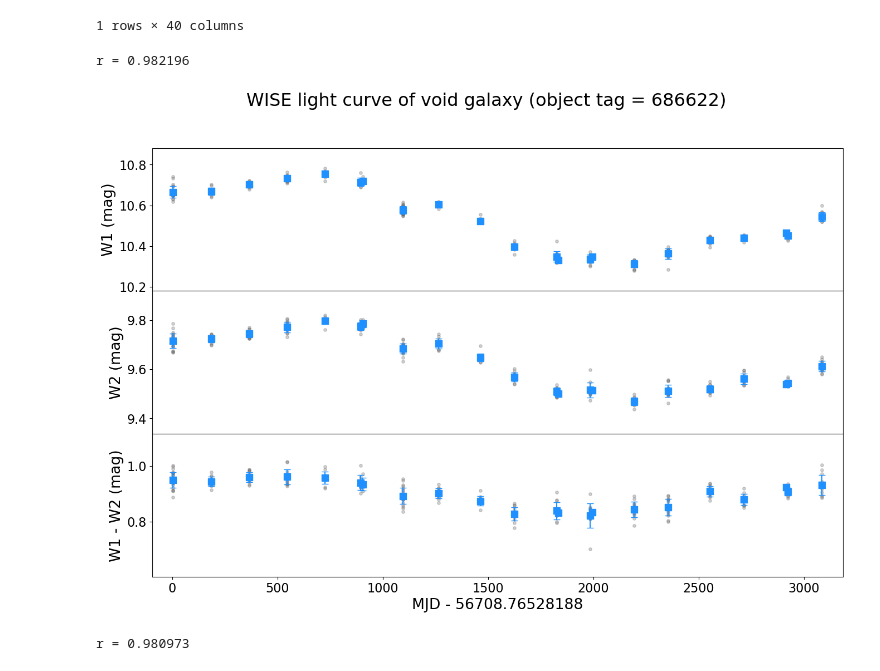
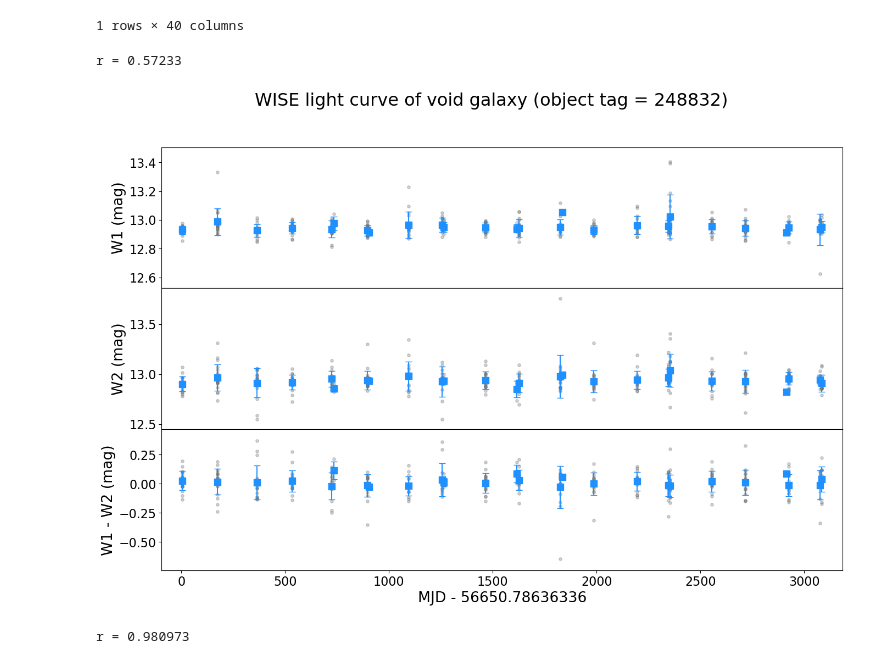
Before and after one commit to MaserResearchConstax23/anishVoidAGN, a Jupyter notebook: 08_VisualizePearsonRlightCurves.ipynb, the cells around one changed output. Drawn from its saved outputs; the diff is of its cells as text; code cells hidden in the pictures.

```diff
--- a/08_VisualizePearsonRlightCurves.ipynb
+++ b/08_VisualizePearsonRlightCurves.ipynb
@@ -388,8 +470,8 @@ HTML(percent_table.to_html(index = False))
 | Voids with 20+ bins | 0.717 | 0.13 ± 0.013 |
 | Walls with 20+ bins | 0.766 | 0.13 ± 0.007 |
 # %%
-voids_full = read_data('voids_full_' + 'new_' + '04-10-23') # timestamp())
-walls_full = read_data('walls_full_' + 'new_' + '04-11-23') # timestamp())
+voids_full = read_data('bin_outliers_removed_VOIDS_' + timestamp()) # timestamp())
+walls_full = read_data('bin_outliers_removed_WALLS_' + timestamp()) # timestamp())
 # %% [output]
 read voids_full_new_04-10-23
 read walls_full_new_04-11-23
@@ -659,17 +747,17 @@ read walls_parent_colors_new_04-11-23
 | 196668 | 552295.0 | 22.0 | 0.970969 | 0 | 202.258569 | 23.685671 | 2664 | 25 | 54524 | -20.145489 | ... |
 1 rows × 40 columns
 # %%
-tag_num = 686622
+tag_num = 248832
 
 test_r = all_Pr[(all_Pr['object_tag'] == tag_num)]['Pr']
 print('r = ' + test_r.to_string(index = False))
 
 light_curve(tag_num, voids_full, False)
 
 # bright voids, W1 - W2 > 0.8
 # %% [output]
-r = 0.982196
+r = 0.57233
-[figure, old version]
+[figure, new version]
 # %%
 tag_num = 150014
 
```
Also changed, not shown: parts of 6 cells of this notebook, 30 other files.
